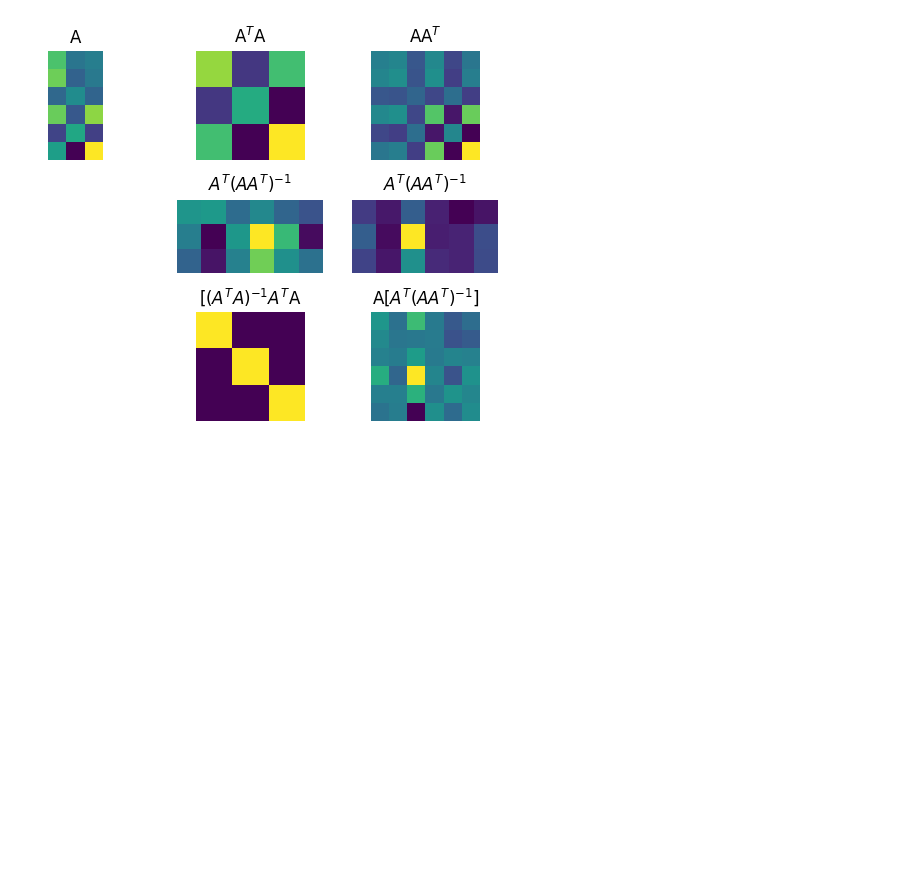
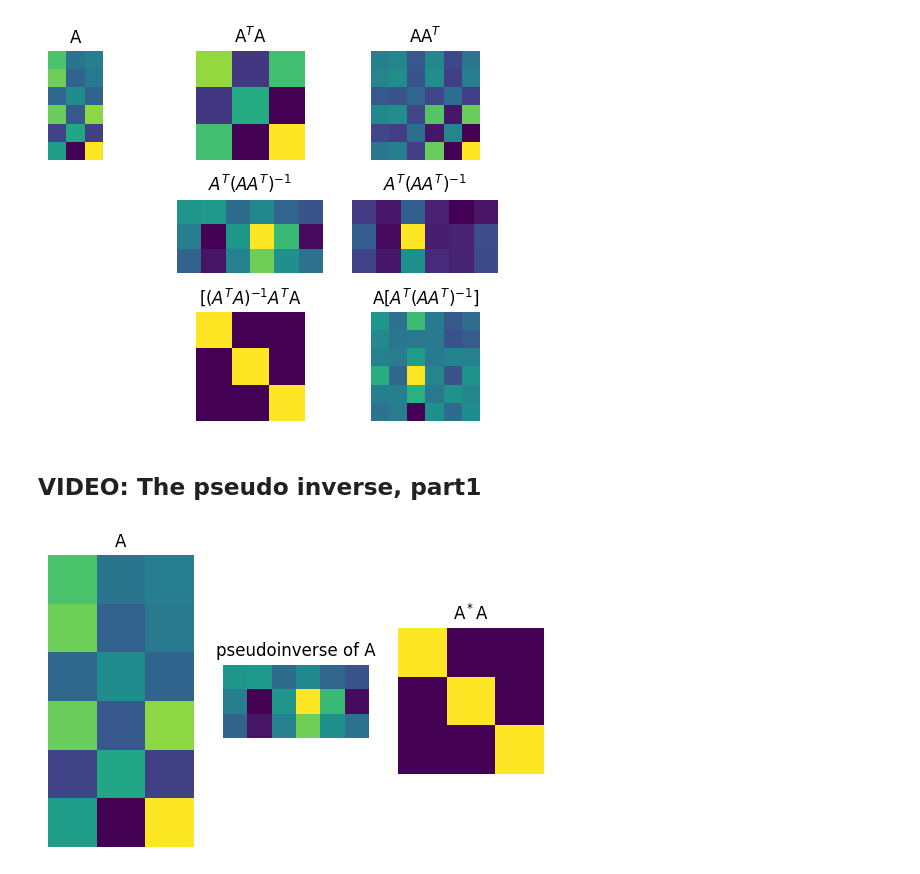
Before and after one commit to barzansaeedpour/foundations-of-machine-learning, a Jupyter notebook: 01_Mathematics-for-Machine-Learning/01_linear-algebra/01_linear-algebra.ipynb, the cells around one changed output. Saved outputs shown, nothing was run; the diff lists cells and outputs as text; code cells hidden in the pictures; blank space fills up the shorter version.

```diff
--- a/01_Mathematics-for-Machine-Learning/01_linear-algebra/01_linear-algebra.ipynb
+++ b/01_Mathematics-for-Machine-Learning/01_linear-algebra/01_linear-algebra.ipynb
@@ -2117,3 +2117,23 @@ Rank of AA^T: 3
  [-5.18267062e-02 -1.34550167e-01 -1.21403186e-01 -1.81323065e-01
    2.34547876e-01  1.07181385e+00]]
 [figure]
+# %% [markdown]
+## VIDEO: The pseudo inverse, part1
+# %%
+#pseudo inverse of rectangular matrix A
+pseudoInvA = np.linalg.pinv(A)
+plt.subplot(131)
+plt.imshow(A),plt.axis('off')
+plt.title('A')
+
+plt.subplot(132)
+plt.imshow(pseudoInvA),plt.axis('off')
+plt.title('pseudoinverse of A')
+
+plt.subplot(133)
+plt.imshow(pseudoInvA@A),plt.axis('off')
+plt.title('A$^*$A')
+
+plt.show()
+# %% [output]
+[figure, added]
```
Also changed, not shown: parts of 3 cells of this notebook.
